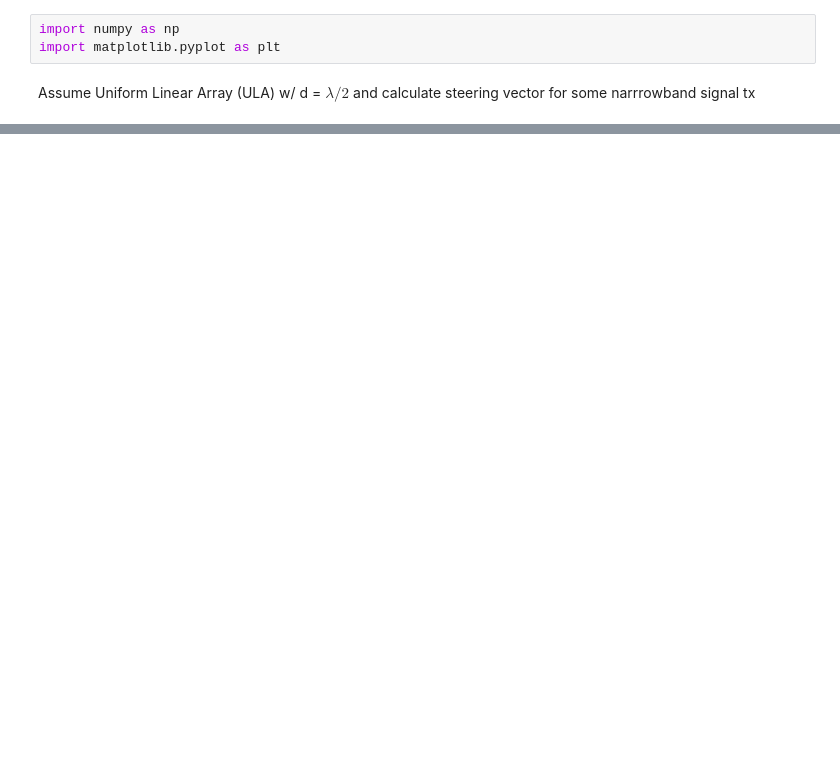
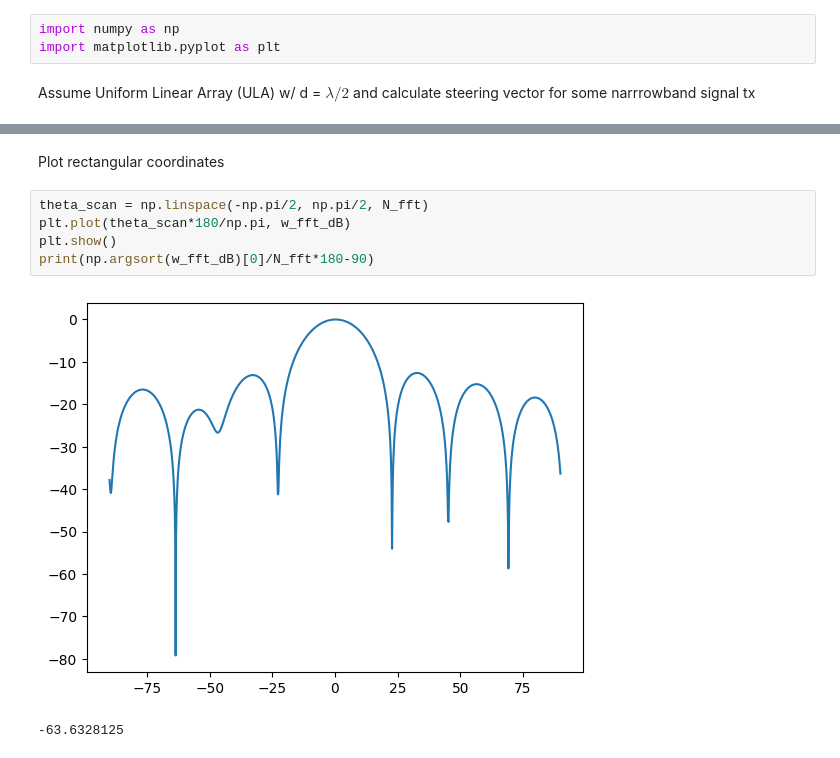
Before and after one commit to ilnur852/pyDSPplayground, a Jupyter notebook: array processing/steering_2.ipynb, the cells around one changed output, grey strips where cells are left out. Drawn from its saved outputs; the diff is of its cells as text; blank space fills up the shorter version.

```diff
--- a/array processing/steering_2.ipynb
+++ b/array processing/steering_2.ipynb
@@ -94,0 +89,10 @@ plt.show()
+# %% [markdown]
+Plot rectangular coordinates
+# %%
+theta_scan = np.linspace(-np.pi/2, np.pi/2, N_fft)
+plt.plot(theta_scan*180/np.pi, w_fft_dB)
+plt.show()
+print(np.argsort(w_fft_dB)[0]/N_fft*180-90)
+# %% [output]
+[figure, added]
+-63.6328125
```
Also changed, not shown: parts of 13 cells of this notebook.
